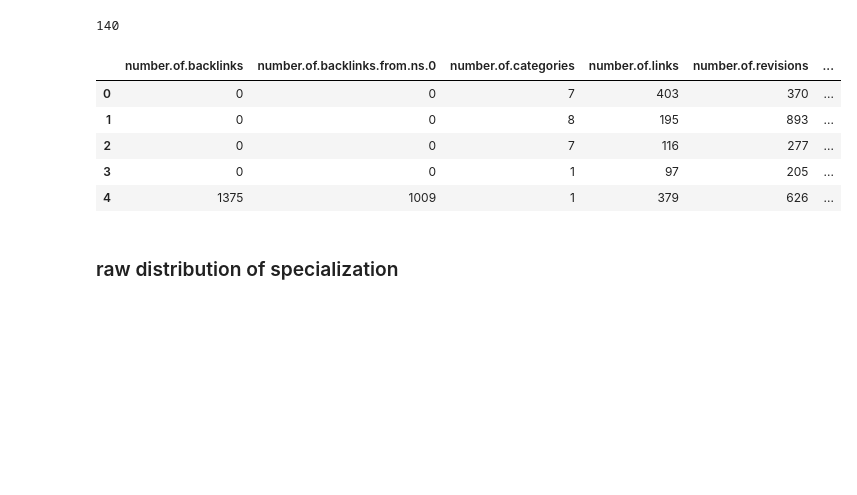
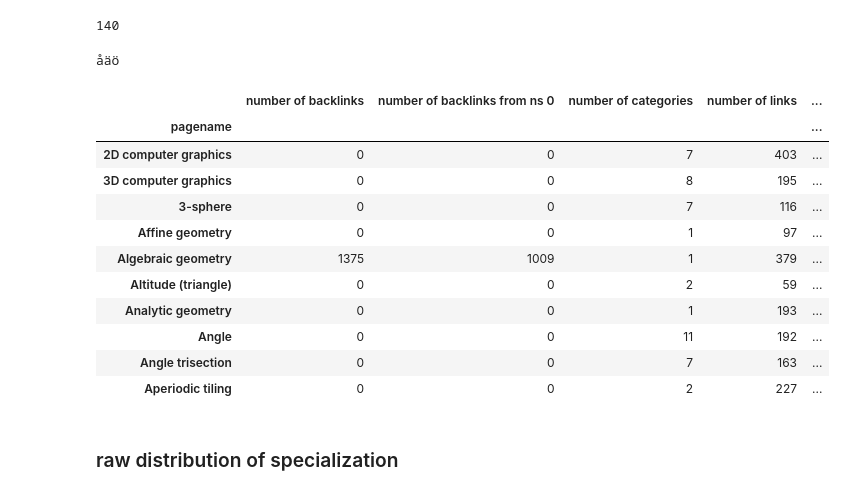
Before and after one commit to WeKeyPedia/notebooks, a Jupyter notebook: dataset geometry.ipynb, the cells around one changed output. Saved outputs shown, nothing was run; the diff lists cells and outputs as text; code cells hidden in the pictures; blank space fills up the shorter version.

Commit message:
attempt at fixing the ut8 problem + better table display

```diff
--- a/dataset geometry.ipynb
+++ b/dataset geometry.ipynb
@@ -1,7 +1,9 @@
 # %%
+# -*- coding: utf-8 -*-
 %matplotlib inline
 
 import json
+import codecs
 
 import pandas as pd
 
@@ -9,8 +11,8 @@ import matplotlib as mpl
 import matplotlib.pyplot as plt
 import seaborn as sns
 
-network = json.load(open("data/wikipedia-geometry/network.json","r"))
-specialization = json.load(open("data/wikipedia-geometry/specialization.json"))
+network = json.load(codecs.open("data/wikipedia-geometry/network.json","r", "utf-8-sig"))
+specialization = json.load(open("data/wikipedia-geometry/specialization.json","r", "utf-8-sig"))
 
 # print network
 
@@ -21,20 +23,34 @@ print len(network["nodes"])
 print len(specialization)
 # %% [output]
 140
+# %%
+print u"åäö"
+# %% [output]
+åäö
 # %%
 # for n in network["nodes"]:
 #     titles.append(n["id"])
 
 table = pd.DataFrame(specialization)
 
-table.head()
+#table.head(25) ## always this stupid utf-8 problem...
+table = table.rename(columns=lambda x: x.replace(".", " "))
+
+table = table.set_index("pagename")
+table.head(10)
 # %% [output]
-|  | number.of.backlinks | number.of.backlinks.from.ns.0 | number.of.categories | number.of.links | number.of.revisions | ... |
-| 0 | 0 | 0 | 7 | 403 | 370 | ... |
-| 1 | 0 | 0 | 8 | 195 | 893 | ... |
-| 2 | 0 | 0 | 7 | 116 | 277 | ... |
-| 3 | 0 | 0 | 1 | 97 | 205 | ... |
-| 4 | 1375 | 1009 | 1 | 379 | 626 | ... |
+|  | number of backlinks | number of backlinks from ns 0 | number of categories | number of links | ... |
+| pagename |  |  |  |  | ... |
+| 2D computer graphics | 0 | 0 | 7 | 403 | ... |
+| 3D computer graphics | 0 | 0 | 8 | 195 | ... |
+| 3-sphere | 0 | 0 | 7 | 116 | ... |
+| Affine geometry | 0 | 0 | 1 | 97 | ... |
+| Algebraic geometry | 1375 | 1009 | 1 | 379 | ... |
+| Altitude (triangle) | 0 | 0 | 2 | 59 | ... |
+| Analytic geometry | 0 | 0 | 1 | 193 | ... |
+| Angle | 0 | 0 | 11 | 192 | ... |
+| Angle trisection | 0 | 0 | 7 | 163 | ... |
+| Aperiodic tiling | 0 | 0 | 2 | 227 | ... |
 # %% [markdown]
 ### raw distribution of specialization
 # %%
```
